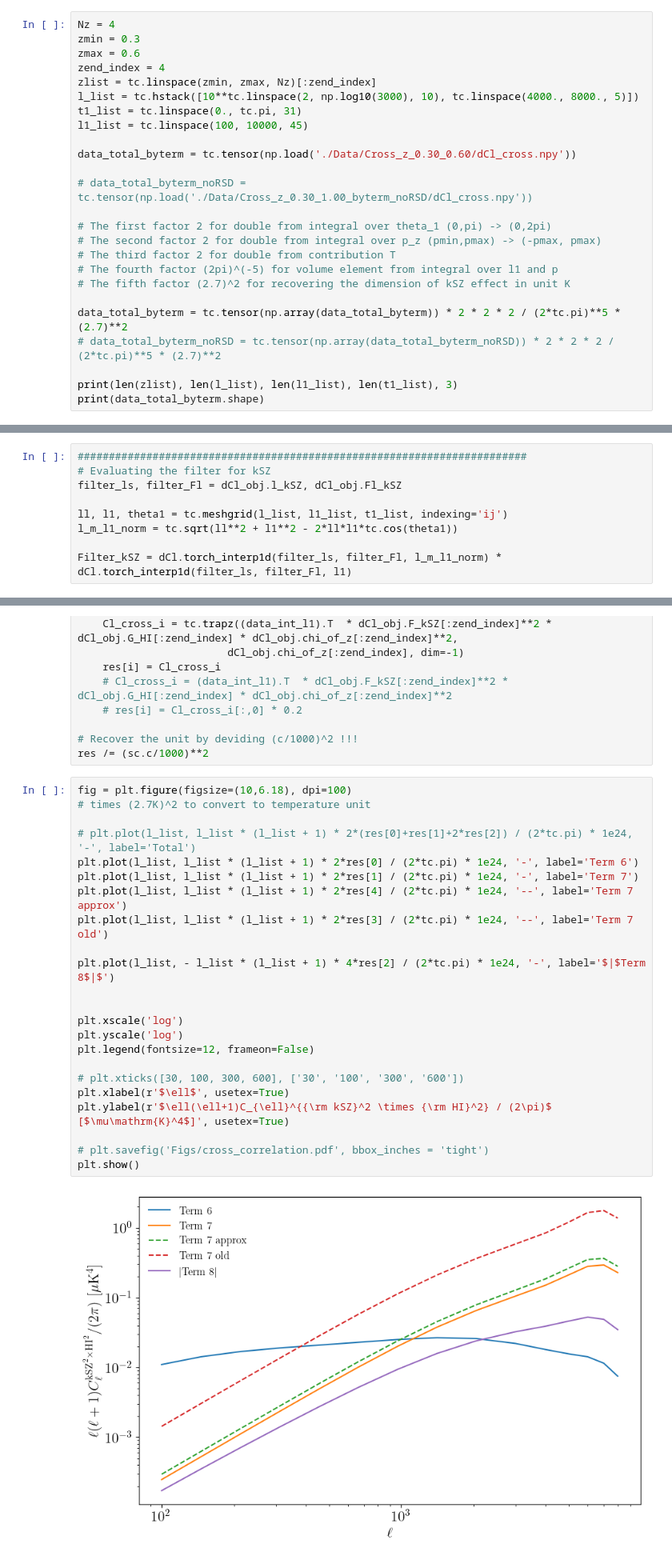
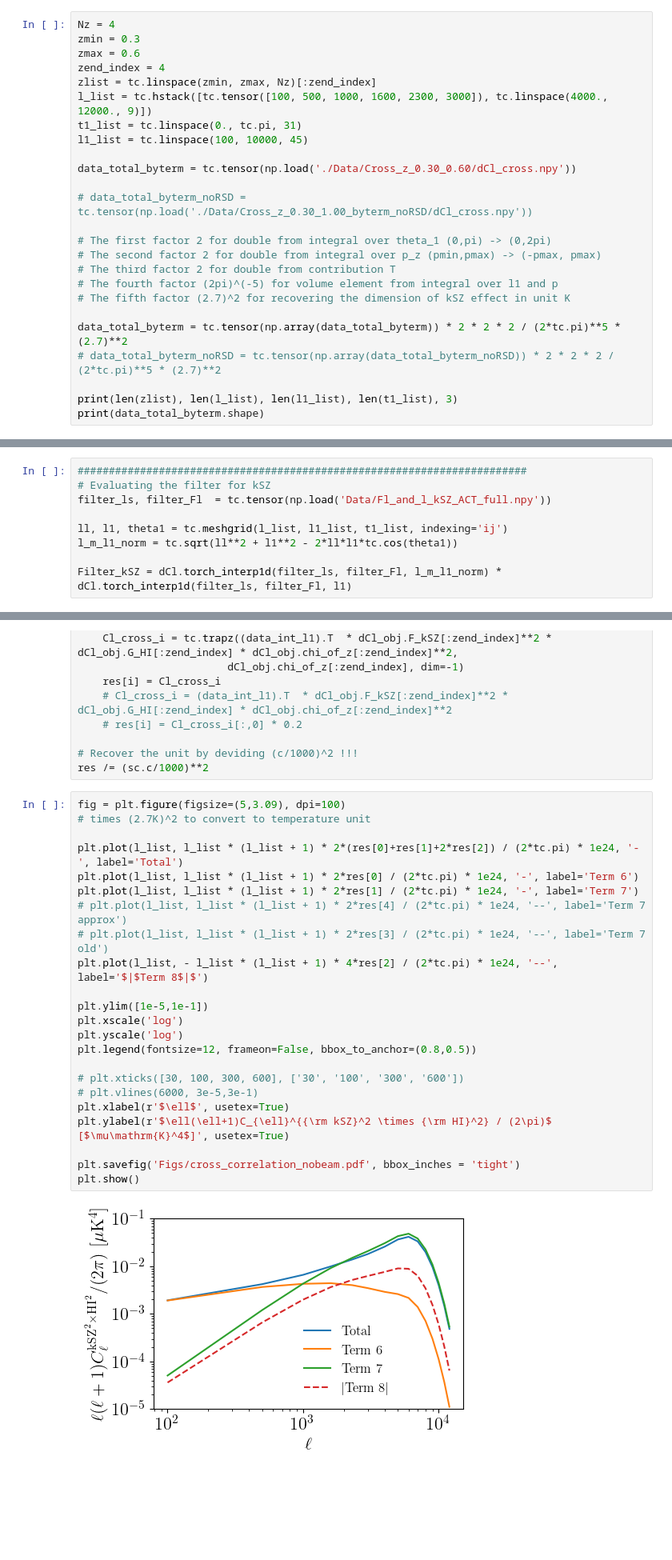
Before and after one commit to Einste11N/SquareField_CrossCorrelation, a Jupyter notebook: Inspection_noBeam.ipynb, the cells around one changed output, grey strips where cells are left out. Shown at 80% size. Cells and saved outputs as stored; diff of their text form; blank space fills up the shorter version.

Commit message:
Modify the plots and check the results with fine-beam limit

```diff
--- a/Inspection_noBeam.ipynb
+++ b/Inspection_noBeam.ipynb
@@ -205,7 +205,7 @@ zmin = 0.3
 zmax = 0.6
 zend_index = 4
 zlist = tc.linspace(zmin, zmax, Nz)[:zend_index]
-l_list = tc.hstack([10**tc.linspace(2, np.log10(3000), 10), tc.linspace(4000., 8000., 5)])
+l_list = tc.hstack([tc.tensor([100, 500, 1000, 1600, 2300, 3000]), tc.linspace(4000., 12000., 9)])
 t1_list = tc.linspace(0., tc.pi, 31)
 l1_list = tc.linspace(100, 10000, 45)
 
@@ -230,7 +230,7 @@ torch.Size([4, 15, 45, 31, 5])
 # %%
 ########################################################################
 # Evaluating the filter for kSZ
-filter_ls, filter_Fl = dCl_obj.l_kSZ, dCl_obj.Fl_kSZ
+filter_ls, filter_Fl  = tc.tensor(np.load('Data/Fl_and_l_kSZ_ACT_full.npy'))
 
 ll, l1, theta1 = tc.meshgrid(l_list, l1_list, t1_list, indexing='ij')
 l_m_l1_norm = tc.sqrt(ll**2 + l1**2 - 2*ll*l1*tc.cos(theta1))
@@ -265,27 +265,27 @@ for i in range(5):
 # Recover the unit by deviding (c/1000)^2 !!!
 res /= (sc.c/1000)**2
 # %%
-fig = plt.figure(figsize=(10,6.18), dpi=100)
+fig = plt.figure(figsize=(5,3.09), dpi=100)
 # times (2.7K)^2 to convert to temperature unit
 
-# plt.plot(l_list, l_list * (l_list + 1) * 2*(res[0]+res[1]+2*res[2]) / (2*tc.pi) * 1e24, '-', label='Total')
+plt.plot(l_list, l_list * (l_list + 1) * 2*(res[0]+res[1]+2*res[2]) / (2*tc.pi) * 1e24, '-', label='Total')
 plt.plot(l_list, l_list * (l_list + 1) * 2*res[0] / (2*tc.pi) * 1e24, '-', label='Term 6')
 plt.plot(l_list, l_list * (l_list + 1) * 2*res[1] / (2*tc.pi) * 1e24, '-', label='Term 7')
-plt.plot(l_list, l_list * (l_list + 1) * 2*res[4] / (2*tc.pi) * 1e24, '--', label='Term 7 approx')
-plt.plot(l_list, l_list * (l_list + 1) * 2*res[3] / (2*tc.pi) * 1e24, '--', label='Term 7 old')
+# plt.plot(l_list, l_list * (l_list + 1) * 2*res[4] / (2*tc.pi) * 1e24, '--', label='Term 7 approx')
+# plt.plot(l_list, l_list * (l_list + 1) * 2*res[3] / (2*tc.pi) * 1e24, '--', label='Term 7 old')
+plt.plot(l_list, - l_list * (l_list + 1) * 4*res[2] / (2*tc.pi) * 1e24, '--', label='$|$Term 8$|$')
 
-plt.plot(l_list, - l_list * (l_list + 1) * 4*res[2] / (2*tc.pi) * 1e24, '-', label='$|$Term 8$|$')
-
-
+plt.ylim([1e-5,1e-1])
 plt.xscale('log')
 plt.yscale('log')
-plt.legend(fontsize=12, frameon=False)
+plt.legend(fontsize=12, frameon=False, bbox_to_anchor=(0.8,0.5))
 
 # plt.xticks([30, 100, 300, 600], ['30', '100', '300', '600'])
+# plt.vlines(6000, 3e-5,3e-1)
 plt.xlabel(r'$\ell$', usetex=True)
 plt.ylabel(r'$\ell(\ell+1)C_{\ell}^{{\rm kSZ}^2 \times {\rm HI}^2} / (2\pi)$ [$\mu\mathrm{K}^4$]', usetex=True)
 
-# plt.savefig('Figs/cross_correlation.pdf', bbox_inches = 'tight')
+plt.savefig('Figs/cross_correlation_nobeam.pdf', bbox_inches = 'tight')
 plt.show()
 # %% [output]
-[figure, old version]
+[figure, new version]
```
Also changed, not shown: parts of 3 cells of this notebook, 15 other files.
